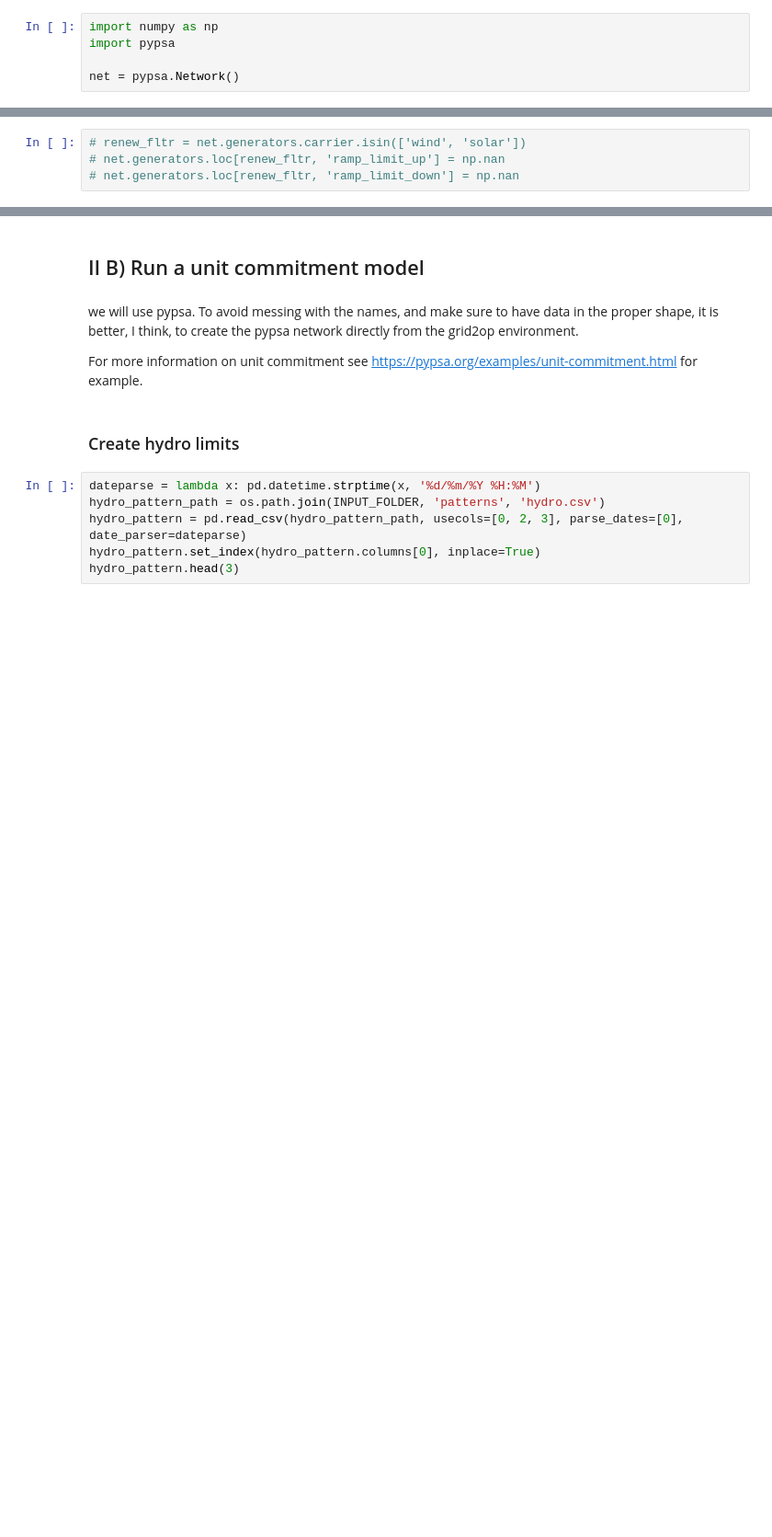
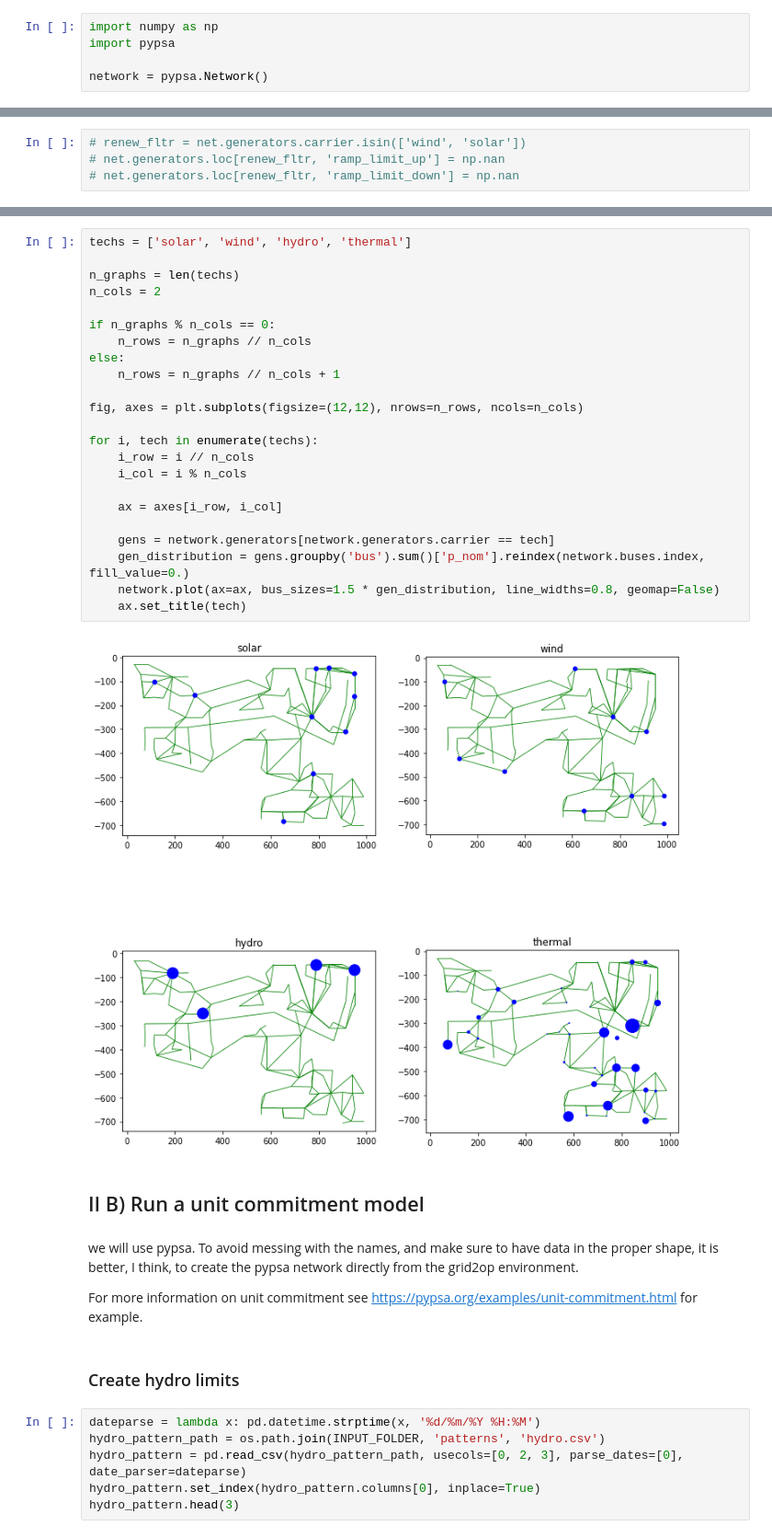
Before and after one commit to Grid2op/chronix2grid, a Jupyter notebook: chronix2grid/GetGridGenLoadRenewables.ipynb, the cells around one changed output, grey strips where cells are left out. Shown at 92% size. Saved outputs shown, nothing was run; the diff lists cells and outputs as text; blank space fills up the shorter version.

Commit message:
Add plots gen per carrier

```diff
--- a/chronix2grid/GetGridGenLoadRenewables.ipynb
+++ b/chronix2grid/GetGridGenLoadRenewables.ipynb
@@ -132,7 +236,7 @@ You also need to install the solver that pypsa is calling. For instance cbc solv
 import numpy as np
 import pypsa
 
-net = pypsa.Network()
+network = pypsa.Network()
 # %% [markdown]
 #### Add Bar
 # %%
@@ -196,3 +349,28 @@ net.add('Load',
+# %%
+techs = ['solar', 'wind', 'hydro', 'thermal']
+
+n_graphs = len(techs)
+n_cols = 2
+
+if n_graphs % n_cols == 0:
+    n_rows = n_graphs // n_cols
+else:
+    n_rows = n_graphs // n_cols + 1
+
+fig, axes = plt.subplots(figsize=(12,12), nrows=n_rows, ncols=n_cols)
+
+for i, tech in enumerate(techs):
+    i_row = i // n_cols
+    i_col = i % n_cols
+
+    ax = axes[i_row, i_col]
+
+    gens = network.generators[network.generators.carrier == tech]
+    gen_distribution = gens.groupby('bus').sum()['p_nom'].reindex(network.buses.index, fill_value=0.)
+    network.plot(ax=ax, bus_sizes=1.5 * gen_distribution, line_widths=0.8, geomap=False)
+    ax.set_title(tech)
+# %% [output]
+[figure, added]
 # %% [markdown]
 ## II B) Run a unit commitment model
 # %% [markdown]
```
Also changed, not shown: parts of 22 cells of this notebook, 25 other files.
